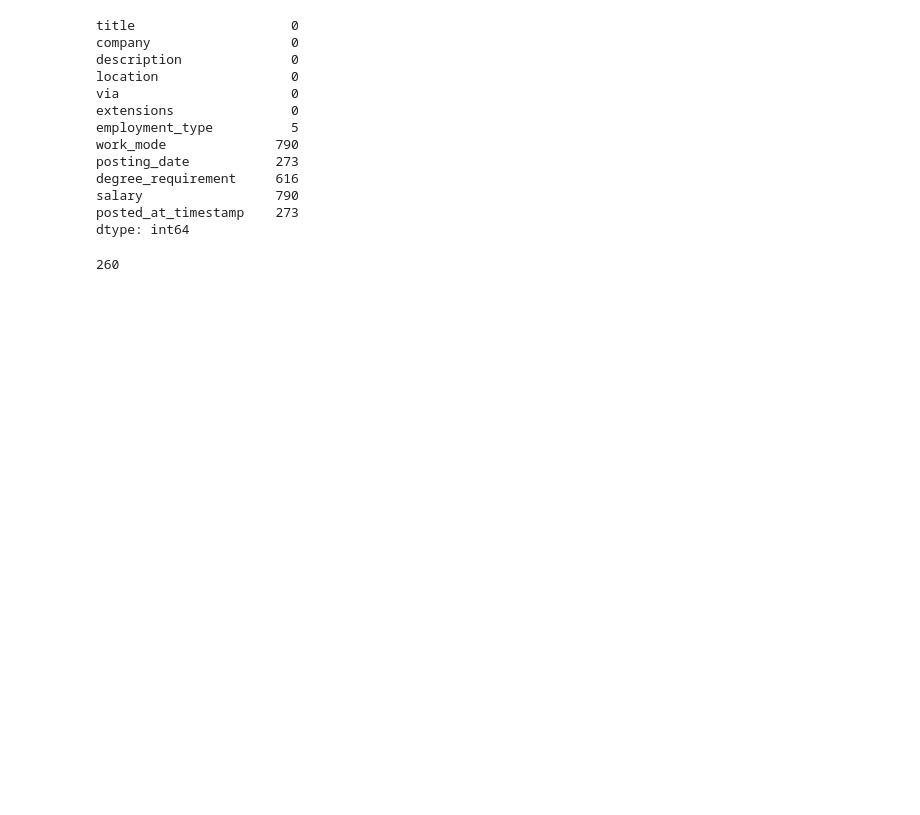
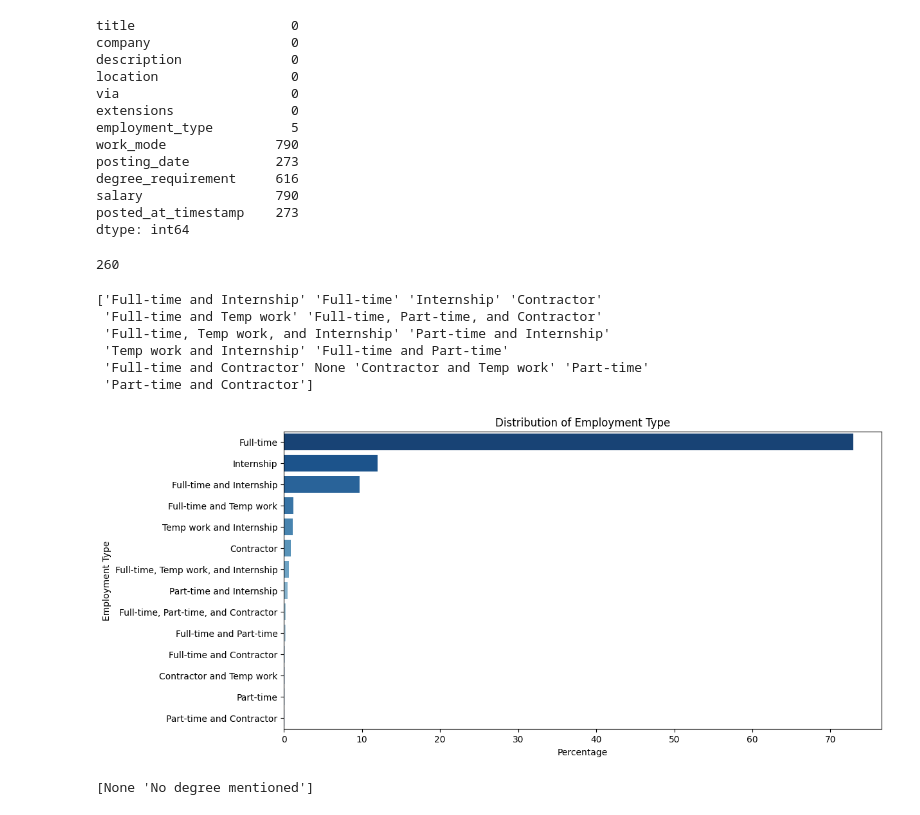
Before and after one commit to kariminus/Jobs-Analysis, a Jupyter notebook: 0_Exploratory_Data_Analysis.ipynb, the cells around one changed output. Drawn from its saved outputs; the diff is of its cells as text; code cells hidden in the pictures; blank space fills up the shorter version.

Commit message:
eda on degree required and postings trend

```diff
--- a/0_Exploratory_Data_Analysis.ipynb
+++ b/0_Exploratory_Data_Analysis.ipynb
@@ -86,3 +86,34 @@ duplicates = df.duplicated().sum()
 print(duplicates)
 # %% [output]
 260
+# %%
+employment_types = df['employment_type'].unique()
+print(employment_types)
+# %% [output]
+['Full-time and Internship' 'Full-time' 'Internship' 'Contractor'
+ 'Full-time and Temp work' 'Full-time, Part-time, and Contractor'
+ 'Full-time, Temp work, and Internship' 'Part-time and Internship'
+ 'Temp work and Internship' 'Full-time and Part-time'
+ 'Full-time and Contractor' None 'Contractor and Temp work' 'Part-time'
+ 'Part-time and Contractor']
+# %%
+import matplotlib.pyplot as plt
+import seaborn as sns
+
+# Calculate the percentage distribution of employment_type
+employment_type_percentage = df['employment_type'].value_counts(normalize=True) * 100
+
+# Plot the distribution
+plt.figure(figsize=(8, 6))
+sns.barplot(x=employment_type_percentage.values, y=employment_type_percentage.index, palette="Blues_r")
+plt.xlabel('Percentage')
+plt.ylabel('Employment Type')
+plt.title('Distribution of Employment Type')
+plt.show()
+# %% [output]
+[figure, added]
+# %%
+degree_required_values = df['degree_requirement'].unique()
+print(degree_required_values)
+# %% [output]
+[None 'No degree mentioned']
```
Also changed, not shown: parts of 2 cells of this notebook.
